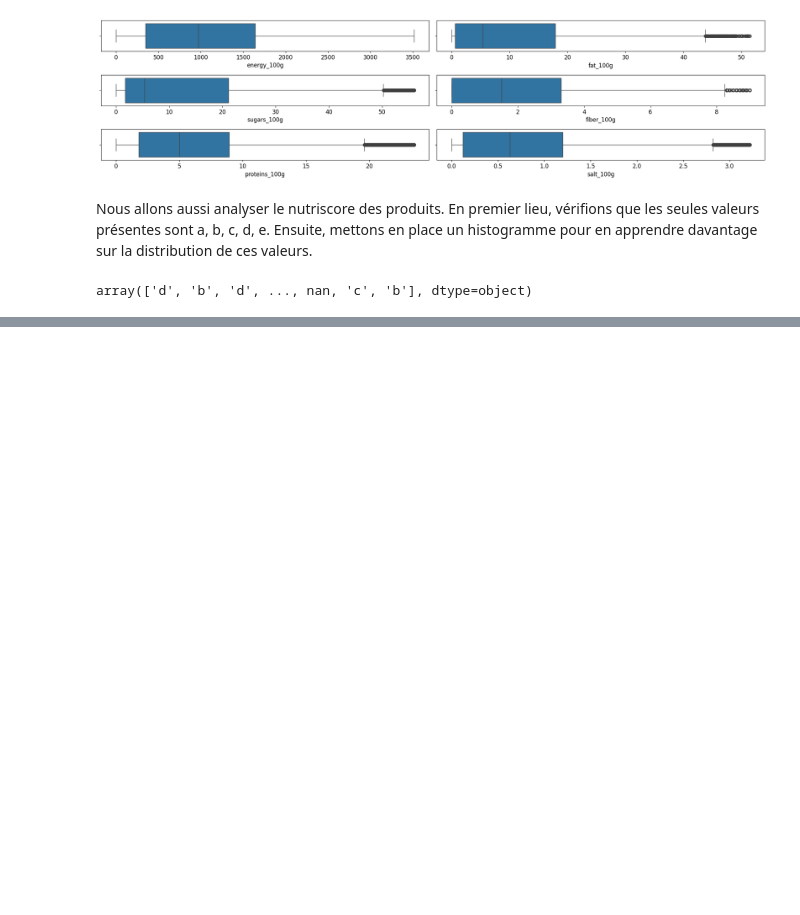
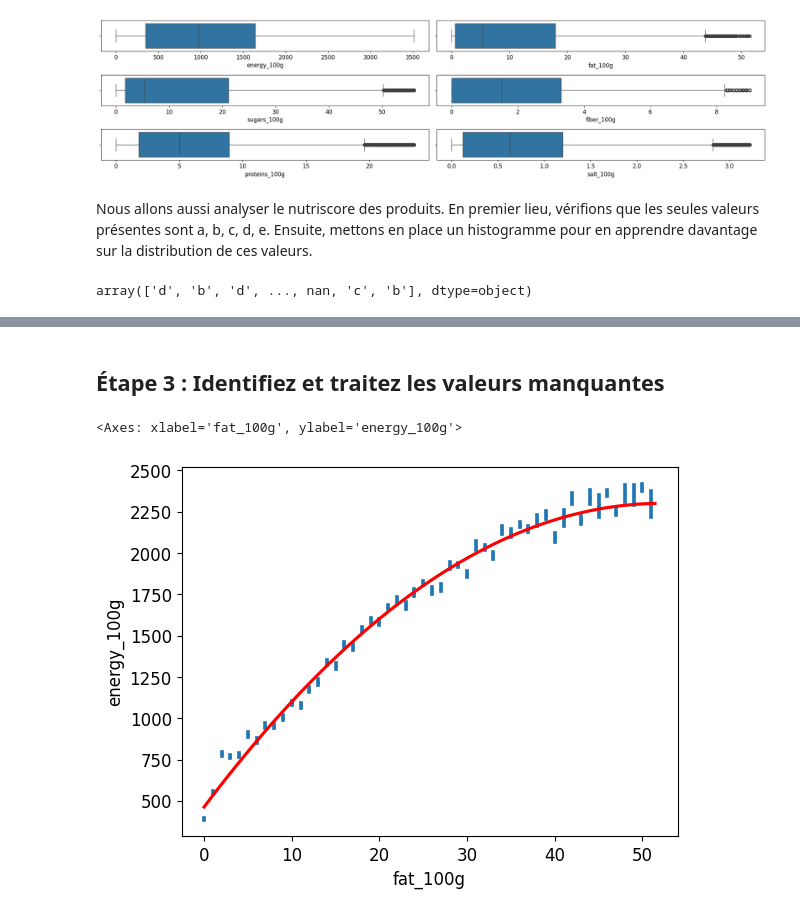
Before and after one commit to tdechanet/IAEngP3, a Jupyter notebook: analyze.ipynb, the cells around one changed output, grey strips where cells are left out. Saved outputs shown, nothing was run; the diff lists cells and outputs as text; code cells hidden in the pictures; blank space fills up the shorter version.

```diff
--- a/analyze.ipynb
+++ b/analyze.ipynb
@@ -213,0 +228,8 @@ sns.histplot(data=df["nutrition_grade_fr"])
+# %% [markdown]
+## Étape 3 : Identifiez et traitez les valeurs manquantes
+# %%
+plt.plot(figsize=(20,20))
+sns.regplot(data = df, x = "fat_100g", y = "energy_100g", line_kws={"color":"r"}, scatter_kws={"s":1}, x_bins=np.arange(0, 55, 1), order=2)
+# %% [output]
+<Axes: xlabel='fat_100g', ylabel='energy_100g'>
+[figure, added]
```
Also changed, not shown: parts of 5 cells of this notebook.
